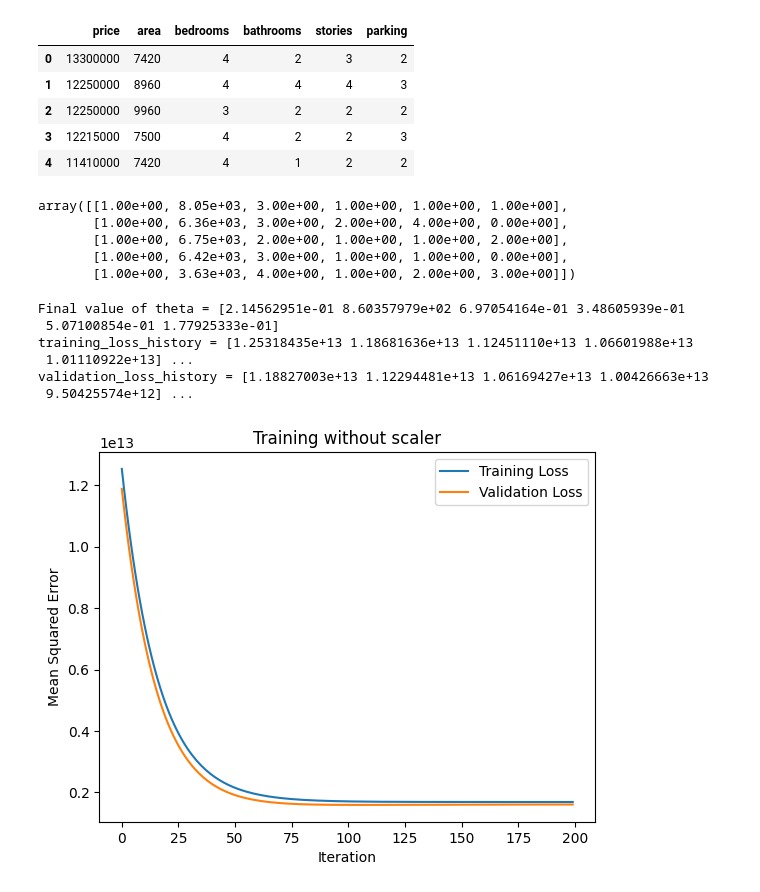
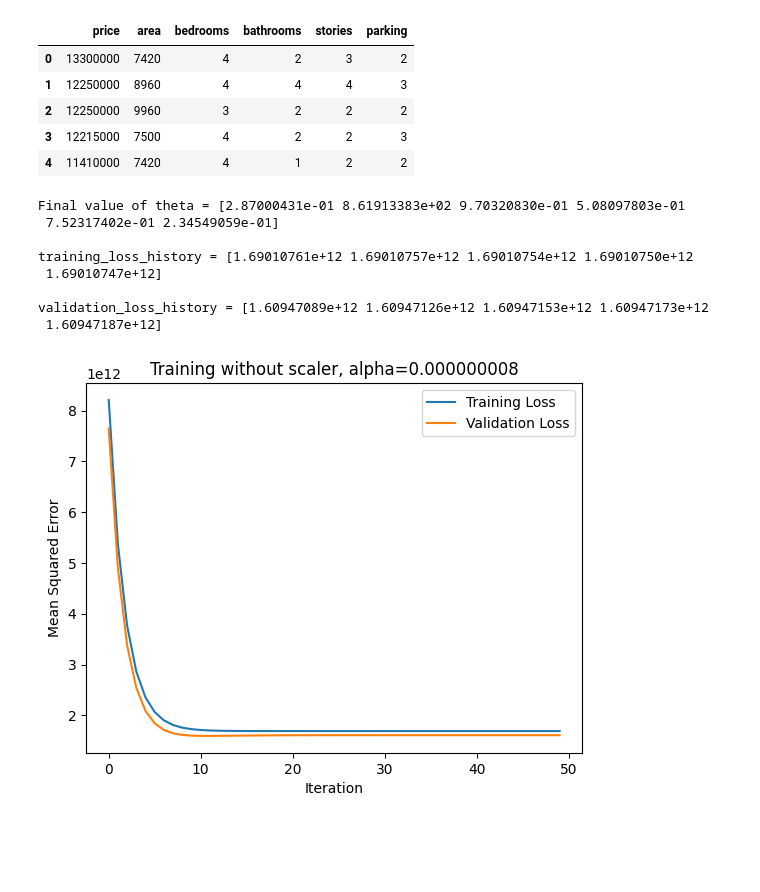
Before and after one commit to swetzel1/introduction_to_ml, a Jupyter notebook: homework_2/hw2_problem1a.ipynb, the cells around one changed output. Cells and saved outputs as stored; diff of their text form; code cells hidden in the pictures; blank space fills up the shorter version.

Commit message:
Adjust iterations and learning rate

```diff
--- a/homework_2/hw2_problem1a.ipynb
+++ b/homework_2/hw2_problem1a.ipynb
@@ -66,14 +65,6 @@ x_train = np.hstack((X_0, x_train))
 
 X_0_val = np.ones((len(x_val), 1))
 x_val = np.hstack((X_0_val, x_val))
-
-x_train[:5]
-# %% [output]
-array([[1.00e+00, 8.05e+03, 3.00e+00, 1.00e+00, 1.00e+00, 1.00e+00],
-       [1.00e+00, 6.36e+03, 3.00e+00, 2.00e+00, 4.00e+00, 0.00e+00],
-       [1.00e+00, 6.75e+03, 2.00e+00, 1.00e+00, 1.00e+00, 2.00e+00],
-       [1.00e+00, 6.42e+03, 3.00e+00, 1.00e+00, 1.00e+00, 0.00e+00],
-       [1.00e+00, 3.63e+03, 4.00e+00, 1.00e+00, 2.00e+00, 3.00e+00]])
 # %%
 def compute_loss(X, y, theta):
 
@@ -109,28 +100,31 @@ def gradient_descent(x_train, y_train, x_val, y_val, theta, alpha, iterations):
 #run gradient decent
 
 theta = [0., 0., 0., 0., 0., 0.] #initialize
-iterations = 200
-alpha = 0.000000001
+iterations = 50
+alpha = 0.000000008
+#alpha = 0.01
 
 theta, training_loss_history, validation_loss_history = gradient_descent(x_train, y_train, x_val, y_val, theta, alpha, iterations)
-print('Final value of theta =', theta)
-print('training_loss_history =', training_loss_history[:5], '...')
-print('validation_loss_history =', validation_loss_history[:5], '...')
+print('Final value of theta =', theta, '\n')
+print('training_loss_history =', training_loss_history[-5:], '\n')#print last 5 elements
+print('validation_loss_history =', validation_loss_history[-5:])
 # %% [output]
-Final value of theta = [2.14562951e-01 8.60357979e+02 6.97054164e-01 3.48605939e-01
- 5.07100854e-01 1.77925333e-01]
-training_loss_history = [1.25318435e+13 1.18681636e+13 1.12451110e+13 1.06601988e+13
- 1.01110922e+13] ...
-validation_loss_history = [1.18827003e+13 1.12294481e+13 1.06169427e+13 1.00426663e+13
- 9.50425574e+12] ...
+Final value of theta = [2.87000431e-01 8.61913383e+02 9.70320830e-01 5.08097803e-01
+ 7.52317402e-01 2.34549059e-01]
+
+training_loss_history = [1.69010761e+12 1.69010757e+12 1.69010754e+12 1.69010750e+12
+ 1.69010747e+12]
+
+validation_loss_history = [1.60947089e+12 1.60947126e+12 1.60947153e+12 1.60947173e+12
+ 1.60947187e+12]
 # %%
 # Plot the training and validation loss after each iteration
 plt.plot(training_loss_history, label="Training Loss")
 plt.plot(validation_loss_history, label="Validation Loss")
 plt.xlabel("Iteration")
 plt.ylabel("Mean Squared Error")
 plt.legend()
-plt.title("Training without scaler")
+plt.title("Training without scaler, alpha=0.000000008")
 plt.show()
 # %% [output]
-[figure, old version]
+[figure, new version]
```
Also changed, not shown: parts of 2 cells of this notebook.
